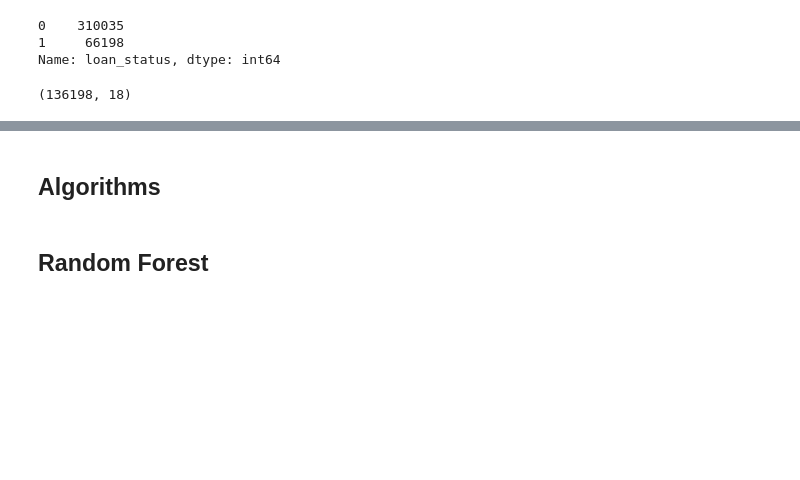
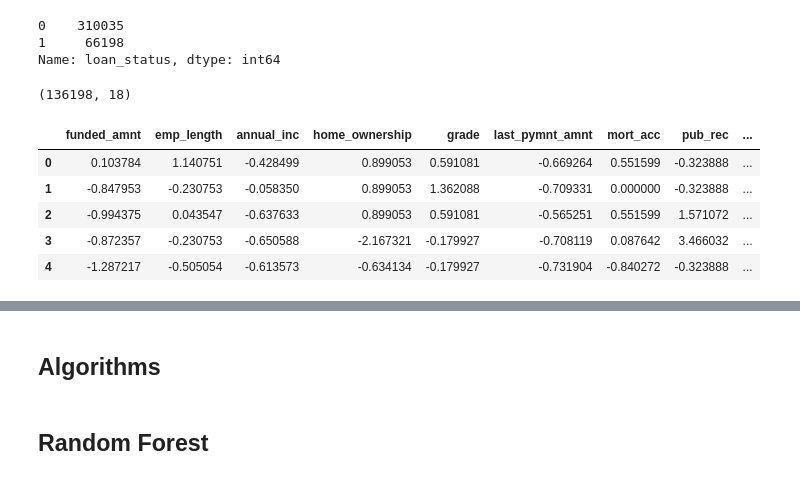
Before and after one commit to harishpuvvada/LoanDefault-Prediction, a Jupyter notebook: Loan_Default_Prediction.ipynb, the cells around one changed output, grey strips where cells are left out. Cells and saved outputs as stored; diff of their text form; code cells hidden in the pictures; blank space fills up the shorter version.

```diff
--- a/Loan_Default_Prediction.ipynb
+++ b/Loan_Default_Prediction.ipynb
@@ -105,6 +105,15 @@ data_clean = data_clean.sample(frac=1).reset_index(drop=True)
 data_clean.shape
 # %% [output]
 (136198, 18)
+# %%
+data_clean.head()
+# %% [output]
+|  | funded_amnt | emp_length | annual_inc | home_ownership | grade | last_pymnt_amnt | mort_acc | pub_rec | ... |
+| 0 | 0.103784 | 1.140751 | -0.428499 | 0.899053 | 0.591081 | -0.669264 | 0.551599 | -0.323888 | ... |
+| 1 | -0.847953 | -0.230753 | -0.058350 | 0.899053 | 1.362088 | -0.709331 | 0.000000 | -0.323888 | ... |
+| 2 | -0.994375 | 0.043547 | -0.637633 | 0.899053 | 0.591081 | -0.565251 | 0.551599 | 1.571072 | ... |
+| 3 | -0.872357 | -0.230753 | -0.650588 | -2.167321 | -0.179927 | -0.708119 | 0.087642 | 3.466032 | ... |
+| 4 | -1.287217 | -0.505054 | -0.613573 | -0.634134 | -0.179927 | -0.731904 | -0.840272 | -0.323888 | ... |
 # %%
 dataViz = data_clean[['funded_amnt','emp_length','annual_inc','home_ownership','grade','last_pymnt_amnt','mort_acc','int_rate','open_acc','loan_status']]
 
```
Also changed, not shown: parts of 16 cells of this notebook.
